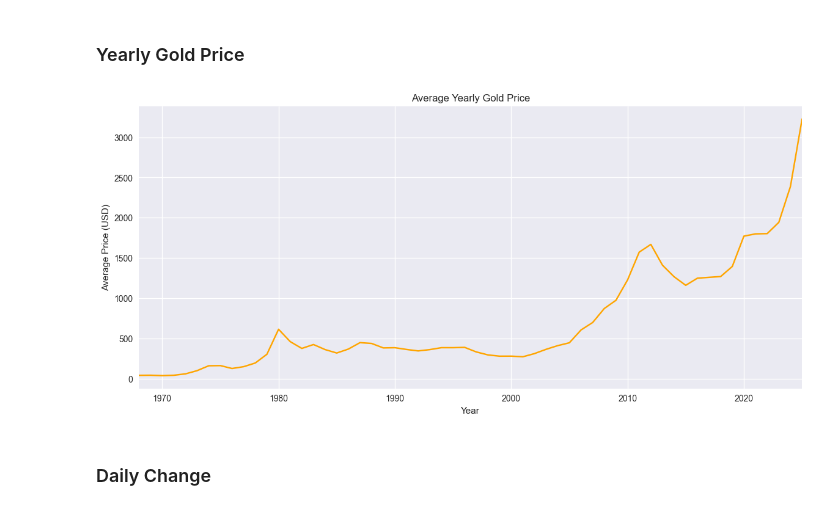
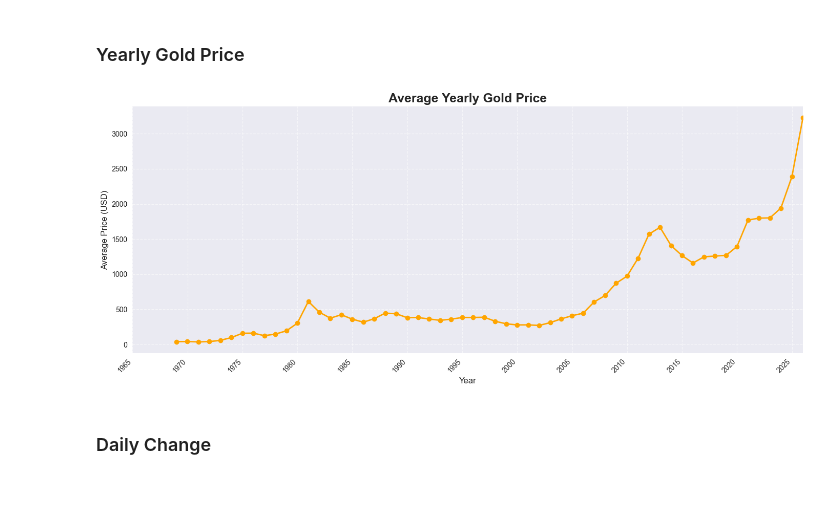
Before and after one commit to maybeitsai/gold-price-prediction, a Jupyter notebook: gold-forecasting.ipynb, the cells around one changed output. Cells and saved outputs as stored; diff of their text form; code cells hidden in the pictures.

```diff
--- a/gold-forecasting.ipynb
+++ b/gold-forecasting.ipynb
@@ -220,18 +276,23 @@ plt.show()
 # %% [markdown]
 ### Yearly Gold Price
 # %%
-# Monthly average
 yearly_avg = df['gold_price_usd'].resample('Y').mean()
 
-plt.figure(figsize=(14,6))
-yearly_avg.plot(kind='line', color='orange')
-plt.title('Average Yearly Gold Price')
-plt.xlabel('Year')
-plt.ylabel('Average Price (USD)')
-plt.grid(True)
+plt.figure(figsize=(14, 6))
+plt.plot(yearly_avg.index, yearly_avg, color='orange', marker='o', linewidth=2)
+plt.title('Average Yearly Gold Price', fontsize=18, fontweight='bold')
+plt.xlabel('Year', fontsize=12)
+plt.ylabel('Average Price (USD)', fontsize=12)
+
+plt.gca().xaxis.set_major_locator(mdates.YearLocator(5))   # every 5 years
+plt.gca().xaxis.set_major_formatter(mdates.DateFormatter('%Y'))
+plt.xlim(pd.to_datetime('1965-01-01'), pd.to_datetime('2025-12-31'))
+plt.xticks(rotation=45, ha='right')
+plt.grid(True, linestyle='--', alpha=0.6)
+plt.tight_layout()
 plt.show()
 # %% [output]
-[figure, old version]
+[figure, new version]
 # %% [markdown]
 ### Daily Change
 # %%
```
Also changed, not shown: parts of 104 cells of this notebook.
